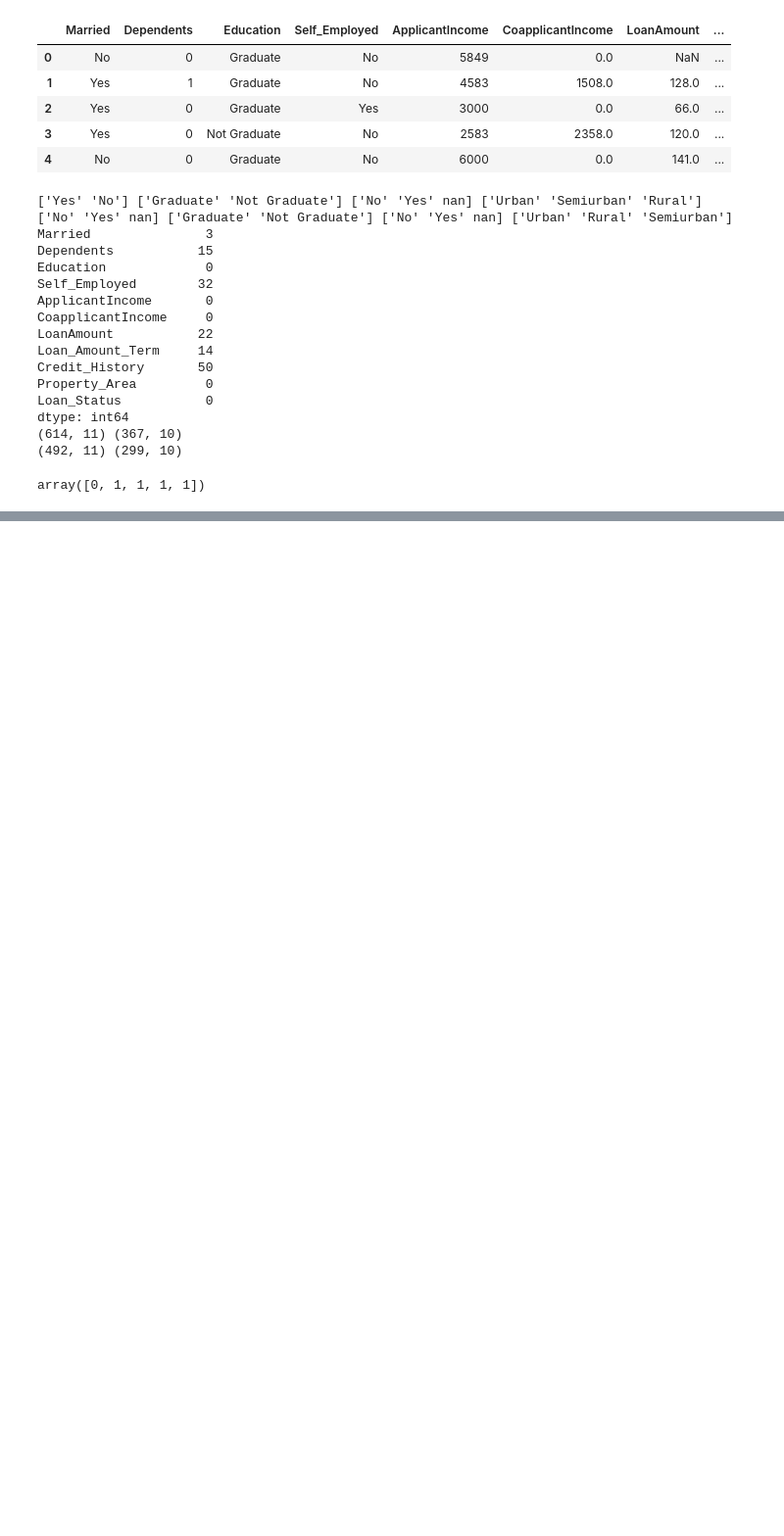
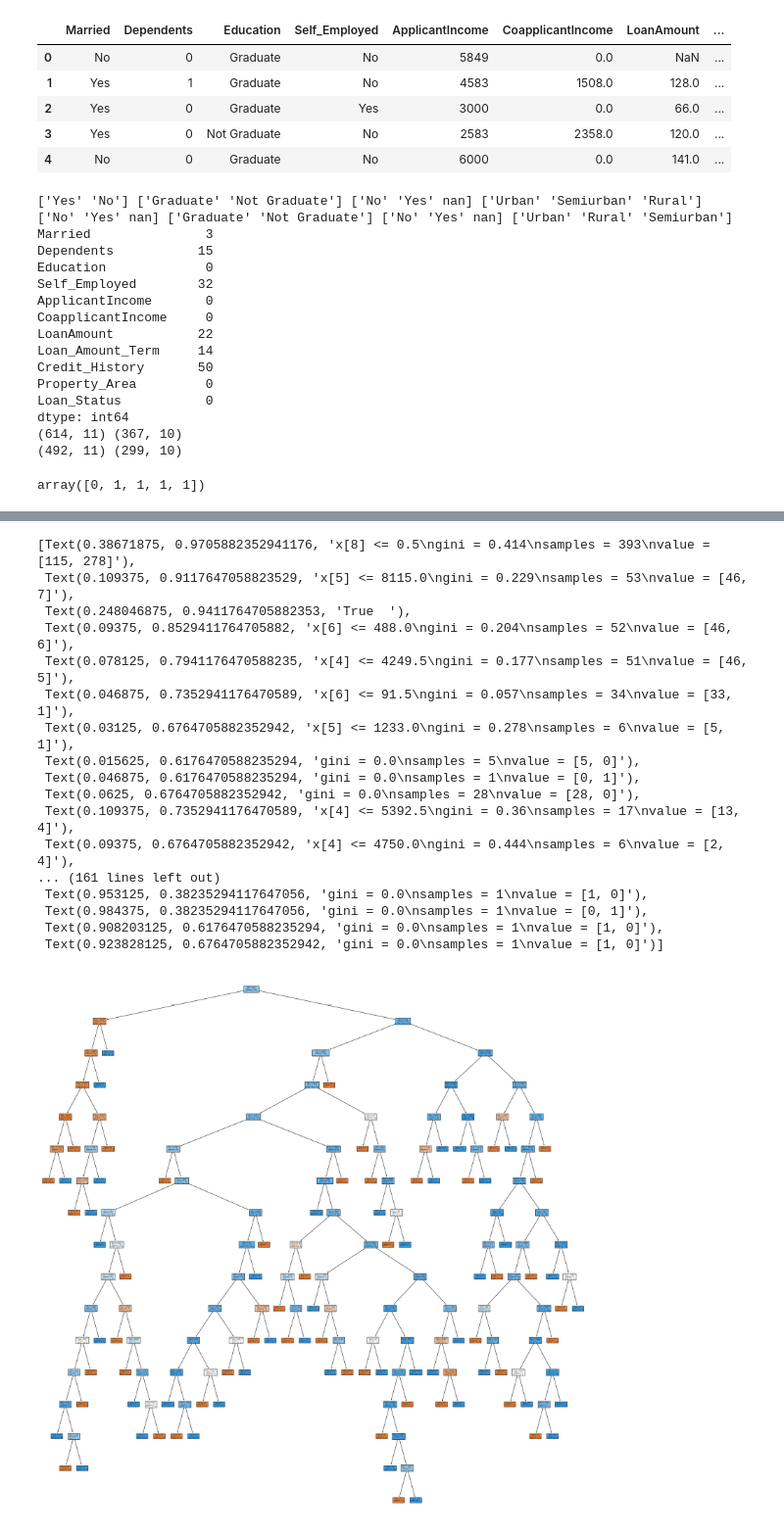
Before and after one commit to Bhuwan-24/Loan-Prediction, a Jupyter notebook: code.ipynb, the cells around one changed output, grey strips where cells are left out. Shown at 98% size. Cells and saved outputs as stored; diff of their text form; code cells hidden in the pictures; blank space fills up the shorter version.

```diff
--- a/code.ipynb
+++ b/code.ipynb
@@ -90,6 +95,10 @@ print(x_train.isna().sum())
 print(x_train.shape,x_test.shape)
 x_train=x_train.dropna()
 x_test=x_test.dropna()
+x_train['Dependents']=x_train['Dependents'].replace('3+','3')
+x_test['Dependents']=x_test['Dependents'].replace('3+','3')
+x_train['Dependents']=x_train['Dependents'].astype(int)
+x_test['Dependents']=x_test['Dependents'].astype(int)
 print(x_train.shape,x_test.shape)
 # %% [output]
 ['Yes' 'No'] ['Graduate' 'Not Graduate'] ['No' 'Yes' nan] ['Urban' 'Semiurban' 'Rural']
@@ -131,8 +140,9 @@ ohe=OneHotEncoder()
 pa_train=ohe.fit_transform(x_train[['Property_Area']]).toarray()
 pa_test=ohe.transform(x_test[['Property_Area']]).toarray()
 # %%
-x_train=x_train.drop('Property_Area',axis=1)
-x_test=x_test.drop('Property_Area',axis=1)
-x_train=pd.DataFrame(pa_train,columns=ohe.get_feature_names_out(['Property_Area']),index=x_train.index)
-x_test=pd.DataFrame(pa_test,columns=ohe.get_feature_names_out(['Property_Area']),index=x_test.index)
+pa_train=pd.DataFrame(pa_train,columns=ohe.get_feature_names_out(['Property_Area']),index=x_train.index)
+pa_test=pd.DataFrame(pa_test,columns=ohe.get_feature_names_out(['Property_Area']),index=x_test.index)
+x_train = x_train.drop('Property_Area', axis=1)
+x_test = x_test.drop('Property_Area', axis=1)
 train_df=pd.concat([x_train,pa_train],axis=1)
+test_df=pd.concat([x_test,pa_test],axis=1)
@@ -140,0 +149,6 @@ KeyError: "['Property_Area'] not found in axis"
+# %%
+train_x,test_x,train_y,test_y=train_test_split(train_df,y_train,test_size=0.2,random_state=20)
+# %%
+dt=DecisionTreeClassifier()
+dt.fit(train_x,train_y)
+y_pred=dt.predict(test_x)
@@ -140,0 +169,22 @@ KeyError: "['Property_Area'] not found in axis"
+# %%
+plt.figure(figsize=(30,30))
+tree.plot_tree(dt,filled=True)
+# %% [output]
+[Text(0.38671875, 0.9705882352941176, 'x[8] <= 0.5\ngini = 0.414\nsamples = 393\nvalue = [115, 278]'),
+ Text(0.109375, 0.9117647058823529, 'x[5] <= 8115.0\ngini = 0.229\nsamples = 53\nvalue = [46, 7]'),
+ Text(0.248046875, 0.9411764705882353, 'True  '),
+ Text(0.09375, 0.8529411764705882, 'x[6] <= 488.0\ngini = 0.204\nsamples = 52\nvalue = [46, 6]'),
+ Text(0.078125, 0.7941176470588235, 'x[4] <= 4249.5\ngini = 0.177\nsamples = 51\nvalue = [46, 5]'),
+ Text(0.046875, 0.7352941176470589, 'x[6] <= 91.5\ngini = 0.057\nsamples = 34\nvalue = [33, 1]'),
+ Text(0.03125, 0.6764705882352942, 'x[5] <= 1233.0\ngini = 0.278\nsamples = 6\nvalue = [5, 1]'),
+ Text(0.015625, 0.6176470588235294, 'gini = 0.0\nsamples = 5\nvalue = [5, 0]'),
+ Text(0.046875, 0.6176470588235294, 'gini = 0.0\nsamples = 1\nvalue = [0, 1]'),
+ Text(0.0625, 0.6764705882352942, 'gini = 0.0\nsamples = 28\nvalue = [28, 0]'),
+ Text(0.109375, 0.7352941176470589, 'x[4] <= 5392.5\ngini = 0.36\nsamples = 17\nvalue = [13, 4]'),
+ Text(0.09375, 0.6764705882352942, 'x[4] <= 4750.0\ngini = 0.444\nsamples = 6\nvalue = [2, 4]'),
+... (161 lines left out)
+ Text(0.953125, 0.38235294117647056, 'gini = 0.0\nsamples = 1\nvalue = [1, 0]'),
+ Text(0.984375, 0.38235294117647056, 'gini = 0.0\nsamples = 1\nvalue = [0, 1]'),
+ Text(0.908203125, 0.6176470588235294, 'gini = 0.0\nsamples = 1\nvalue = [1, 0]'),
+ Text(0.923828125, 0.6764705882352942, 'gini = 0.0\nsamples = 1\nvalue = [1, 0]')]
+[figure, added]
```
Also changed, not shown: parts of 7 cells of this notebook.
